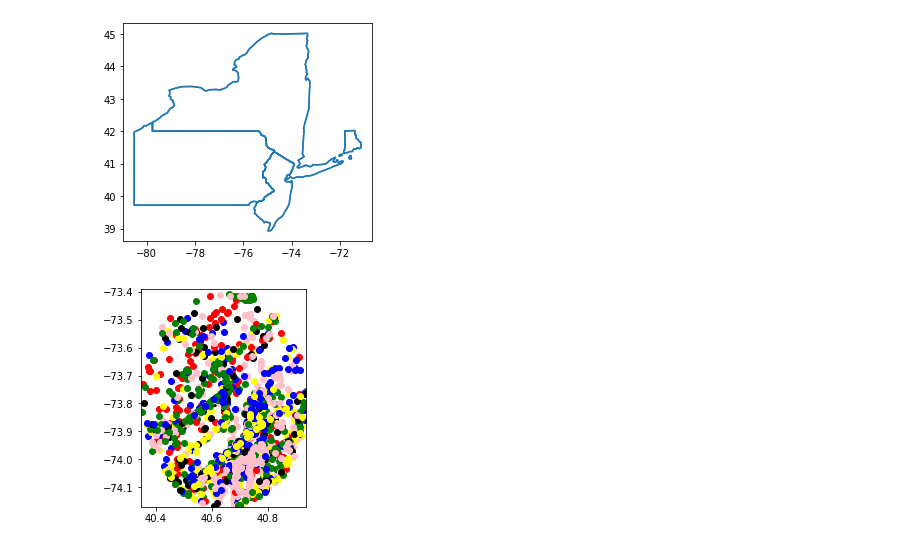
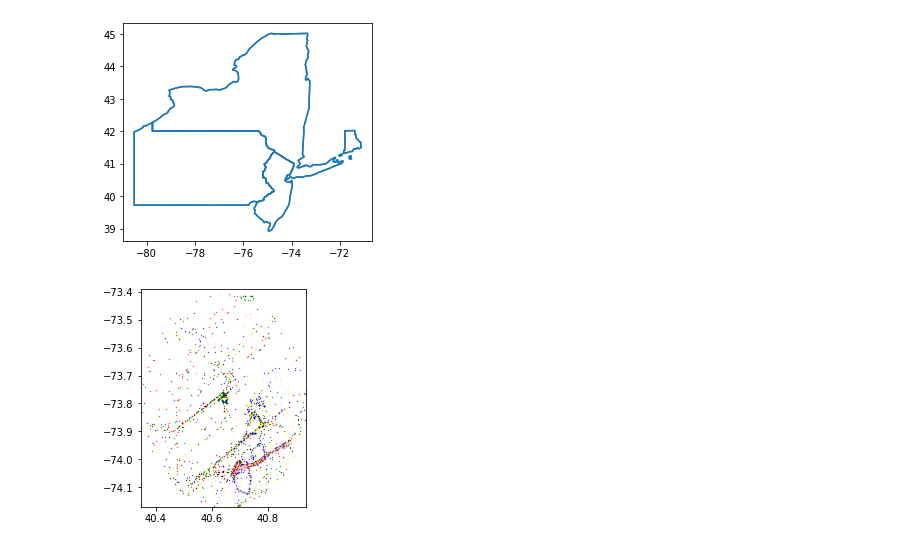
Before and after one commit to miteshkumar77/feedback-loop-simulation, a Jupyter notebook: adsb/nb1.ipynb, the cells around one changed output. Drawn from its saved outputs; the diff is of its cells as text; code cells hidden in the pictures.

```diff
--- a/adsb/nb1.ipynb
+++ b/adsb/nb1.ipynb
@@ -73,12 +73,12 @@ colors = ['red', 'green', 'blue', 'black', 'yellow', 'pink']
 # %%
 # ax = states[states['STUSPS'].isin(['NJ', 'NY', 'PA', 'RI'])].plot(color = 'white', edgecolor = 'black')
 ax = plt.axes(xlim=[min_lat, max_lat], ylim=[min_long, max_long])
 i = 0
 for _, v in ftable.items():
     gdf = gpd.GeoDataFrame(geometry=gpd.points_from_xy(v.lats[0:1000], v.longs[0:1000]))
-    gdf.plot(ax=ax, color=colors[v.id % len(colors)])
+    gdf.plot(ax=ax, color=colors[v.id % len(colors)], markersize=0.1)
     if i >= 100:
         break
     i += 1
 # %% [output]
-[figure, old version]
+[figure, new version]
```
Also changed, not shown: 4 other files.
